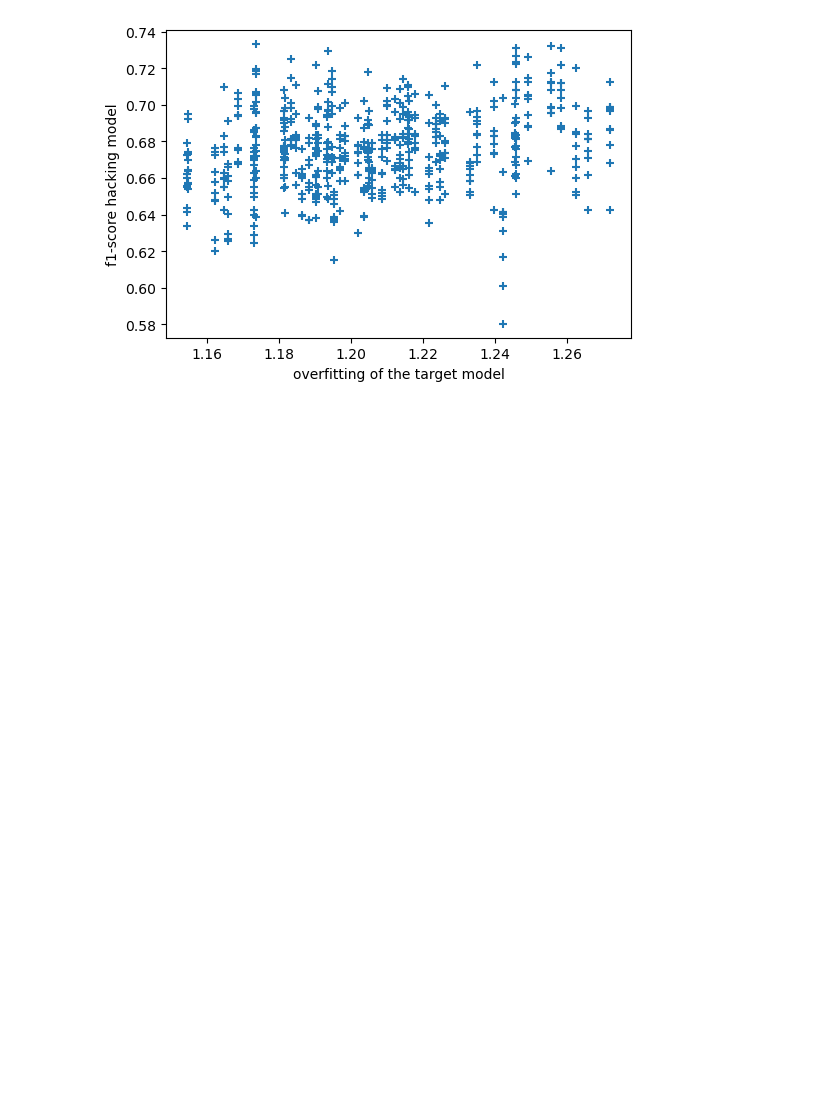
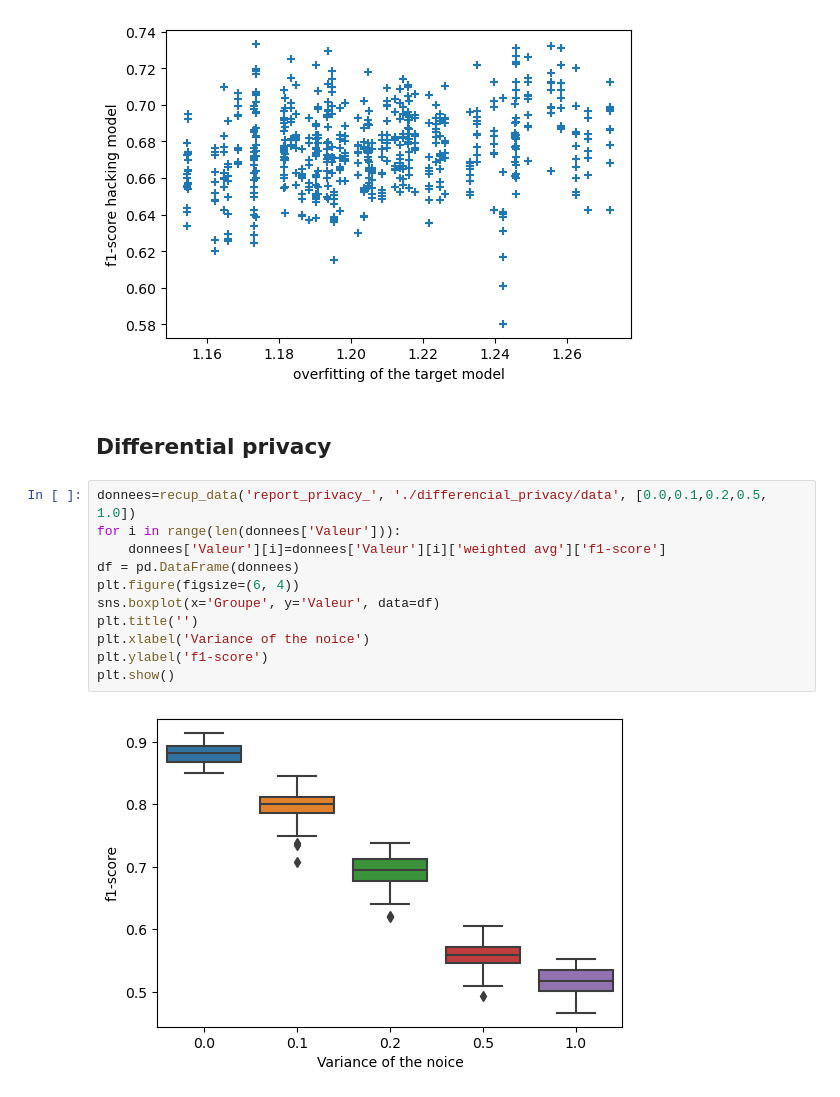
Before and after one commit to Augustin202/ML_project, a Jupyter notebook: plot_result.ipynb, the cells around one changed output. Cells and saved outputs as stored; diff of their text form; blank space fills up the shorter version.

```diff
--- a/plot_result.ipynb
+++ b/plot_result.ipynb
@@ -146,3 +146,18 @@ plt.ylabel('f1-score hacking model')
 plt.show()
 # %% [output]
 [figure]
+# %% [markdown]
+## Differential privacy
+# %%
+donnees=recup_data('report_privacy_', './differencial_privacy/data', [0.0,0.1,0.2,0.5, 1.0])
+for i in range(len(donnees['Valeur'])):
+    donnees['Valeur'][i]=donnees['Valeur'][i]['weighted avg']['f1-score']
+df = pd.DataFrame(donnees)
+plt.figure(figsize=(6, 4))
+sns.boxplot(x='Groupe', y='Valeur', data=df)
+plt.title('')
+plt.xlabel('Variance of the noice')
+plt.ylabel('f1-score')
+plt.show()
+# %% [output]
+[figure, added]
```
Also changed, not shown: 50 other files.
